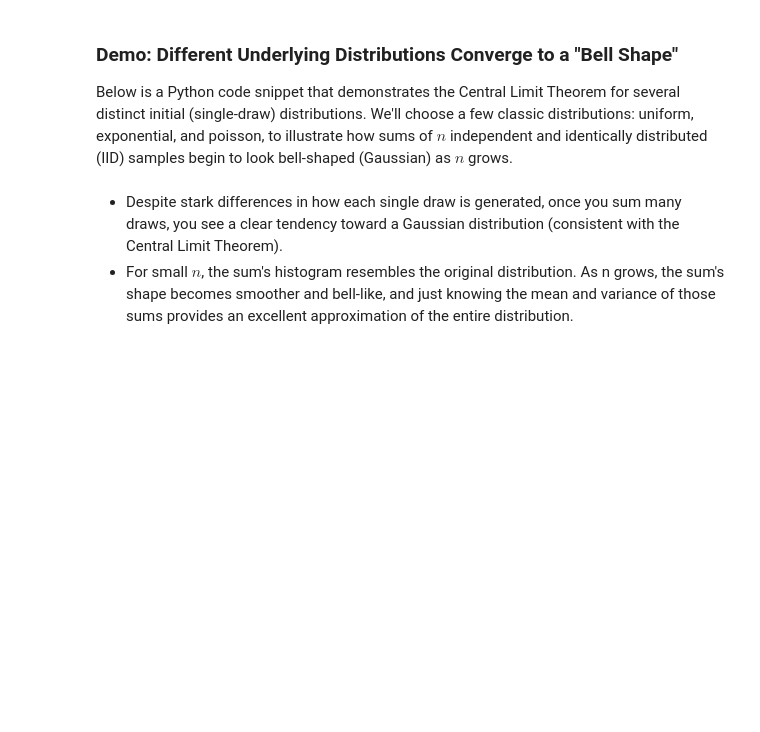
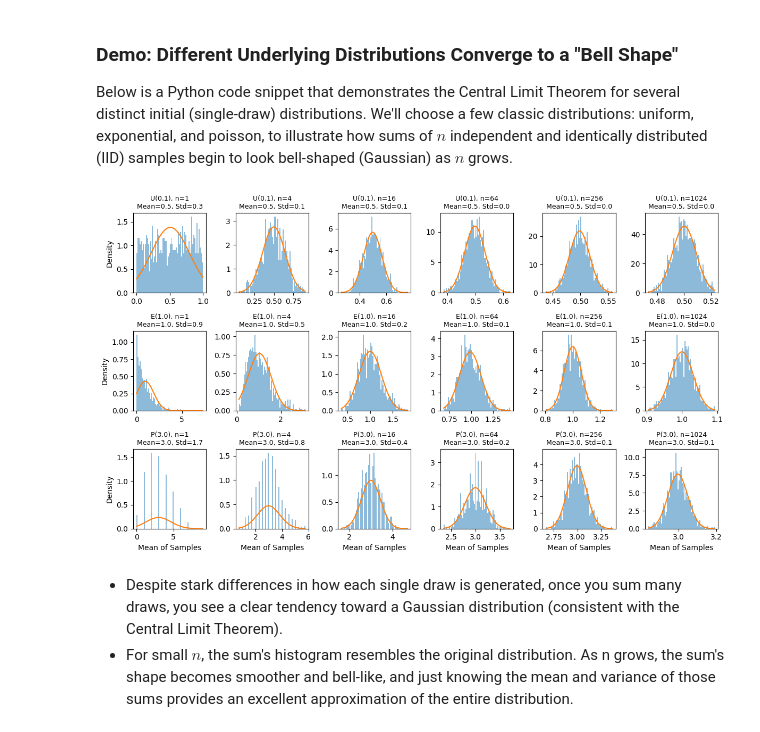
Before and after one commit to jaknepler/phys305, a Jupyter notebook: docs/11/notes.ipynb, the cells around one changed output. Drawn from its saved outputs; the diff is of its cells as text; code cells hidden in the pictures; blank space fills up the shorter version.

```diff
--- a/docs/11/notes.ipynb
+++ b/docs/11/notes.ipynb
@@ -113,34 +113,36 @@ n_sums = 1000
 # %%
 # Create a figure: rows = number of distributions, columns = number of n_list
 fig, axes = plt.subplots(len(dists), len(ns), figsize=(12, 7))
 
 for row, (name, func) in enumerate(dists.items()):
     for col, n in enumerate(ns):
         # Generate (n_sums x n) random samples from the chosen distribution
         data = func(size=(n_sums, n))
 
         # Average across each row
         avgs = np.mean(data, axis=1)
         avg  = np.mean(avgs)
         std  = np.std (avgs, ddof=1)
 
         # Overlay a Gaussian with that mean, std
         xs    = np.linspace(avgs.min(), avgs.max(), 200)
         gauss = norm.pdf(xs, loc=avg, scale=std)
 
         # Actuall plotting
         ax = axes[row, col]
         ax.hist(avgs, bins=64, density=True, alpha=0.5)
         ax.plot(xs, gauss)
 
         # Formatting
-        ax.set_title(f"{name}, n={n}\nMean={mean:.1f}, Std={std:.1f}", fontsize=9)
+        ax.set_title(f"{name}, n={n}\nMean={avg:.1f}, Std={std:.1f}", fontsize=9)
         if row == len(dists) - 1:
             ax.set_xlabel("Mean of Samples")
         if col == 0:
             ax.set_ylabel("Density")
 
 plt.tight_layout()
+# %% [output]
+[figure, added]
 # %% [markdown]
 * Despite stark differences in how each single draw is generated, once you sum many draws, you see a clear tendency toward a Gaussian distribution (consistent with the Central Limit Theorem).
 * For small $n$, the sum's histogram resembles the original distribution. As n grows, the sum's shape becomes smoother and bell-like, and just knowing the mean and variance of those sums provides an excellent approximation of the entire distribution.
```
Also changed, not shown: parts of 5 cells of this notebook, 3 other files.
